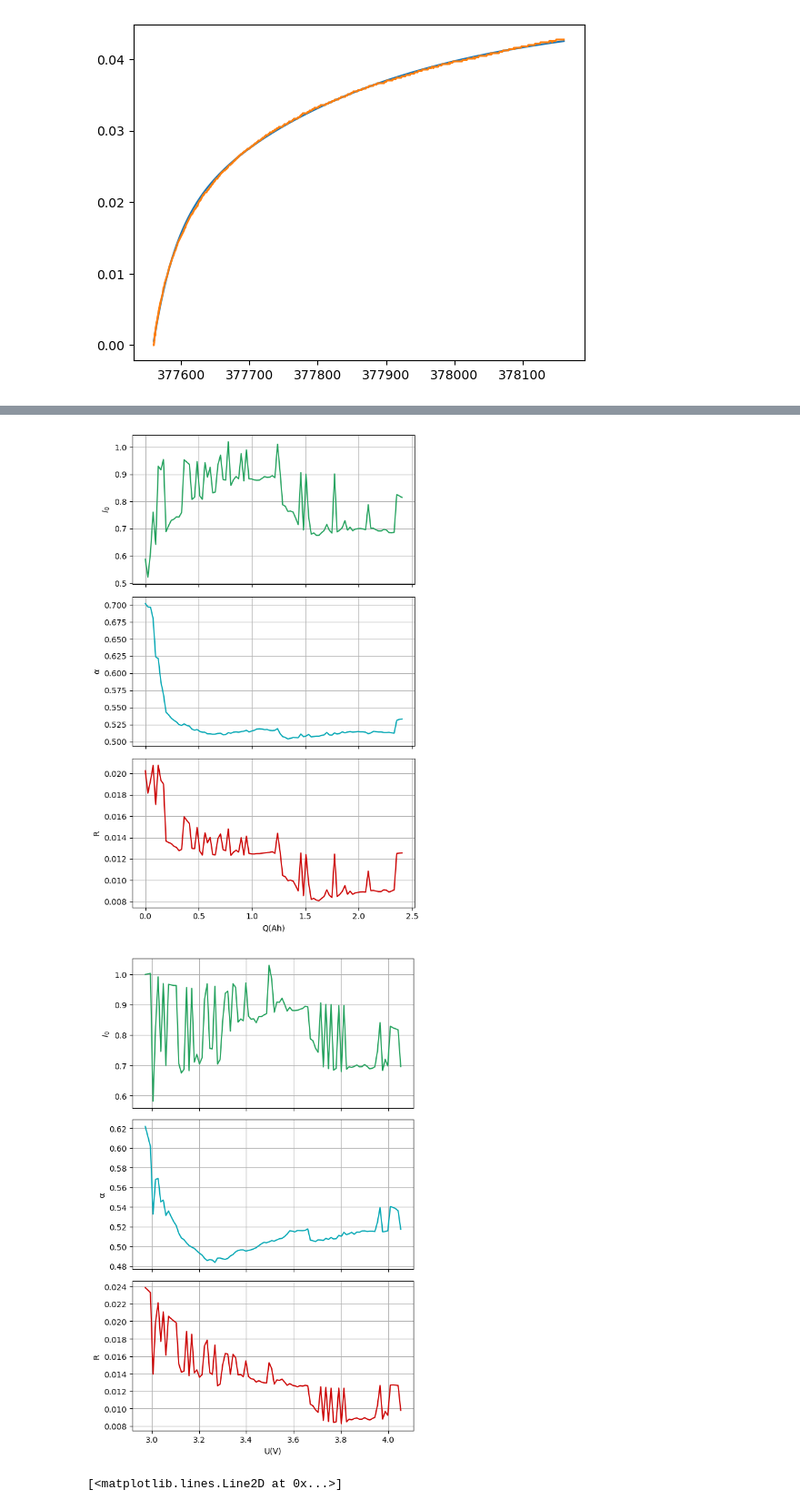
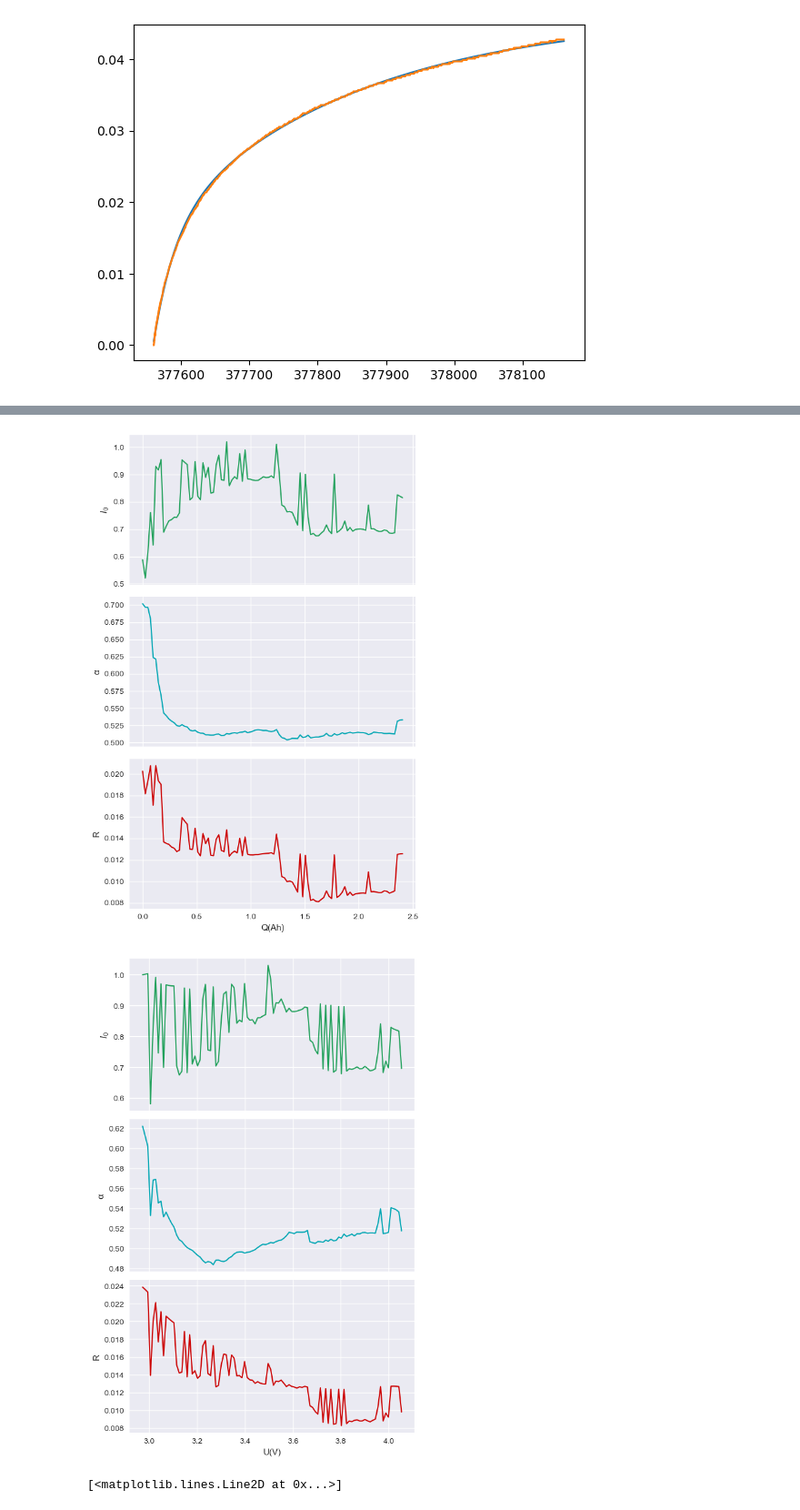
Before and after one commit to dieterduese/Projekt_Entropie, a Jupyter notebook: ButlerVolmer_erstellen.ipynb, the cells around one changed output, grey strips where cells are left out. Shown at 91% size. Saved outputs shown, nothing was run; the diff lists cells and outputs as text; code cells hidden in the pictures.

```diff
--- a/ButlerVolmer_erstellen.ipynb
+++ b/ButlerVolmer_erstellen.ipynb
@@ -379,3 +392,17 @@ from matplotlib import rcParams
+# %%
+from cycler import cycler
+"""
+Plot Farbeinstellungen
+"""
+plt.style.use('seaborn-v0_8')
+
+default_cycler = (cycler(color=['#cc0000', '#22a15c', '#ff8000', '#00a6b3']))
+plt.rc('lines', linewidth=1.5)
+plt.rc('axes', prop_cycle=default_cycler)
+plt.rcParams["figure.figsize"] = (9,7)
+plt.rcParams["legend.fontsize"] = 18
+fontsize = 20
+labelsize=20
 # %%
 """Daten laden"""
 initpath=r"C:\Users\maxim\Nextcloud\Shared\Austausch_Max\Projekt_Entropie\OCV_daten"
@@ -898,38 +927,38 @@ plt.show()
 
 """Parameter plotten"""
 colors = ['#22a15c', '#00a6b3', '#cc0000', '#ff8000', '#808080',"yellow"]
 for x in butler_fit.keys():
 # alpha
     fig, axes = plt.subplots(3, 1, figsize=(6, 9), sharex=True)  # 3 Zeilen, 1 Spalte
 
     # Erster Plot
     axes[0].plot(butler_fit[x][0, :], butler_fit[x][1, :],color=colors[0])
-    axes[0].grid()
+    axes[0].grid(True)
     axes[0].set_ylabel("$I_{0}$")
 
     # Zweiter Plot
     axes[1].plot(butler_fit[x][0, :], butler_fit[x][2, :],color=colors[1])
-    axes[1].grid()
+    axes[1].grid(True)
     axes[1].set_ylabel("α")
 
     # Dritter Plot
     axes[2].plot(butler_fit[x][0, :], butler_fit[x][3, :],color=colors[2])
-    axes[2].grid()
+    axes[2].grid(True)
     if x=="Spannung":
         axes[2].set_xlabel("U(V)")
     elif x=="Kapazität":
         axes[2].set_xlabel("Q(Ah)")
     else:
         print("Fehler: unbekannte x-Achse")
 
 
     axes[2].set_ylabel("R")
 
     plt.tight_layout()  # Optimiert die Abstände zwischen den Plots
     plt.show()
 # %% [output]
-[figure, old version]
+[figure, new version]
-[figure, old version]
+[figure, new version]
 # %%
 
 a = "C/10 dis"
```
Also changed, not shown: parts of 7 cells of this notebook, 2 other files.
